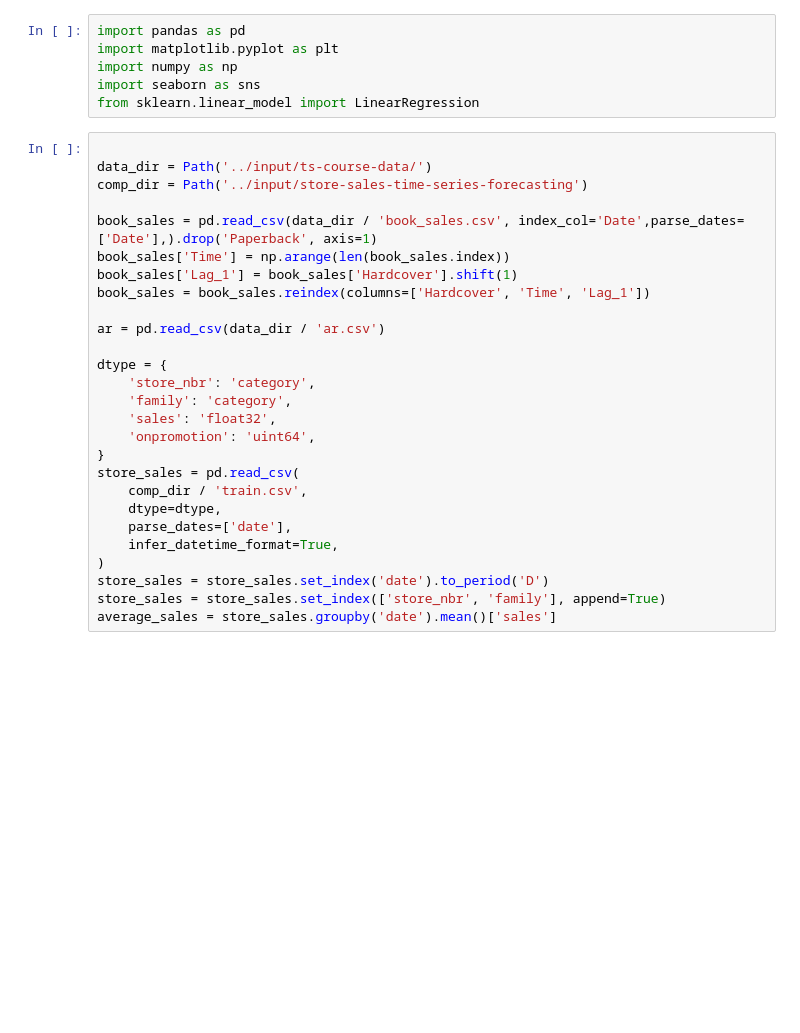
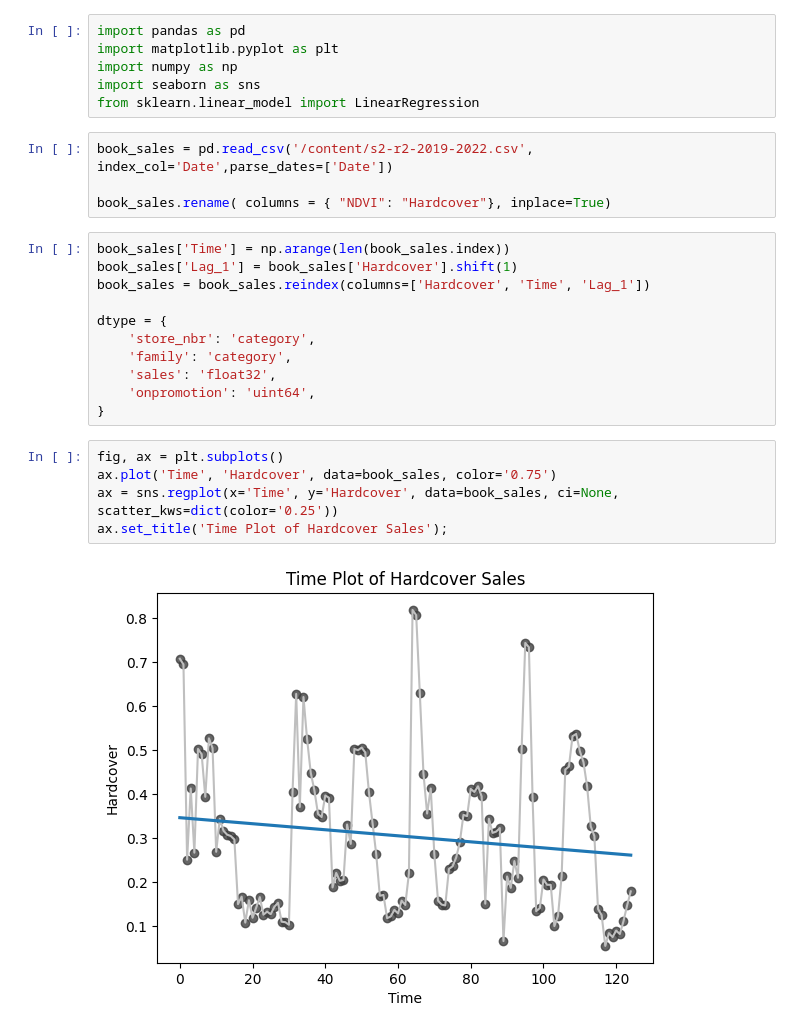
Before and after one commit to pablex72/time-series-kaggle-practice, a Jupyter notebook: Linear_Regression_With_Time_Series.ipynb, the cells around one changed output. Drawn from its saved outputs; the diff is of its cells as text; blank space fills up the shorter version.

Commit message:
adding linear regressions graphics scatter and spline

```diff
--- a/Linear_Regression_With_Time_Series.ipynb
+++ b/Linear_Regression_With_Time_Series.ipynb
@@ -6,17 +6,14 @@ import matplotlib.pyplot as plt
 import numpy as np
 import seaborn as sns
 from sklearn.linear_model import LinearRegression
+# %%
+book_sales = pd.read_csv('/content/s2-r2-2019-2022.csv', index_col='Date',parse_dates=['Date'])
+
+book_sales.rename( columns = { "NDVI": "Hardcover"}, inplace=True)
 # %%
-
-data_dir = Path('../input/ts-course-data/')
-comp_dir = Path('../input/store-sales-time-series-forecasting')
-
-book_sales = pd.read_csv(data_dir / 'book_sales.csv', index_col='Date',parse_dates=['Date'],).drop('Paperback', axis=1)
 book_sales['Time'] = np.arange(len(book_sales.index))
 book_sales['Lag_1'] = book_sales['Hardcover'].shift(1)
 book_sales = book_sales.reindex(columns=['Hardcover', 'Time', 'Lag_1'])
-
-ar = pd.read_csv(data_dir / 'ar.csv')
 
 dtype = {
     'store_nbr': 'category',
@@ -24,12 +21,10 @@ dtype = {
     'sales': 'float32',
     'onpromotion': 'uint64',
 }
-store_sales = pd.read_csv(
-    comp_dir / 'train.csv',
-    dtype=dtype,
-    parse_dates=['date'],
-    infer_datetime_format=True,
-)
-store_sales = store_sales.set_index('date').to_period('D')
-store_sales = store_sales.set_index(['store_nbr', 'family'], append=True)
-average_sales = store_sales.groupby('date').mean()['sales']
+# %%
+fig, ax = plt.subplots()
+ax.plot('Time', 'Hardcover', data=book_sales, color='0.75')
+ax = sns.regplot(x='Time', y='Hardcover', data=book_sales, ci=None, scatter_kws=dict(color='0.25'))
+ax.set_title('Time Plot of Hardcover Sales');
+# %% [output]
+[figure, added]
```
Also changed, not shown: parts of 27 cells of this notebook.
